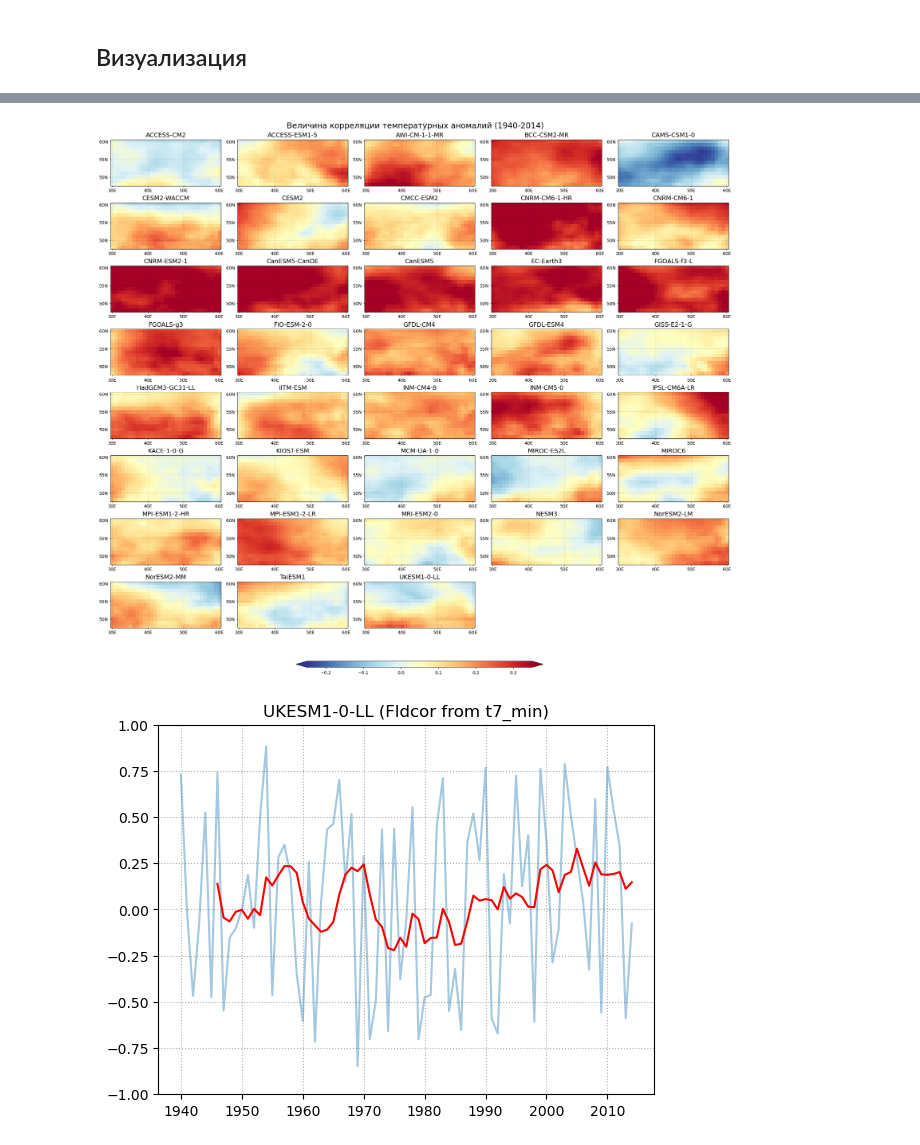
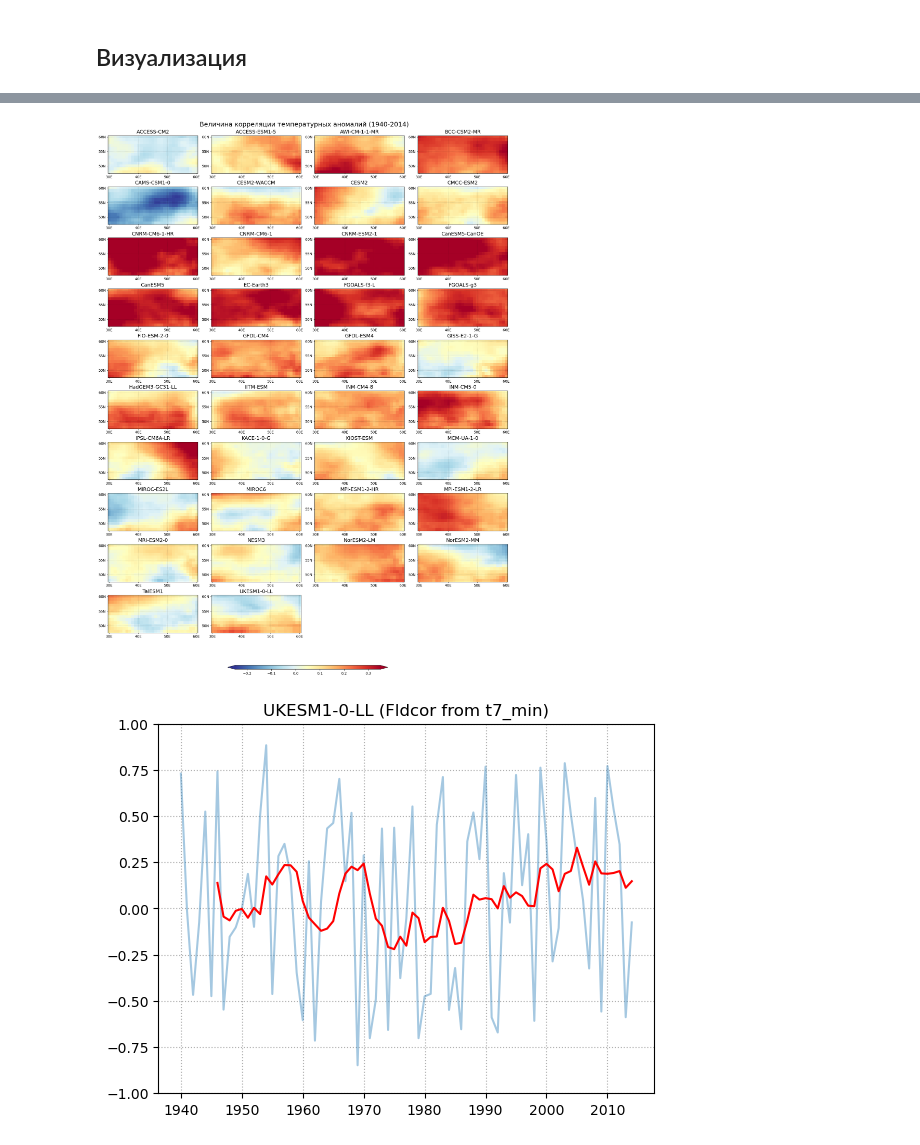
Before and after one commit to nslobodov/model_evaluation, a Jupyter notebook: scripts/how_to_plot.ipynb, the cells around one changed output, grey strips where cells are left out. Cells and saved outputs as stored; diff of their text form; code cells hidden in the pictures.

```diff
--- a/scripts/how_to_plot.ipynb
+++ b/scripts/how_to_plot.ipynb
@@ -66,7 +66,7 @@ def data_disp (keyword, stopword, data_dict, columns, n_lat, n_lon, pos_in_filen
         row = i // columns
         column = i % columns
 
-        variable = str(list(data_dict[data_list[i]].variables)[-1])
+        variable = list(data_dict[data_list[i]].variables)[-1]
         array = data_dict[data_list[i]][variable][0]
         name = data_list[i].split('_')[pos_in_filename]
 
@@ -96,6 +96,7 @@ def data_disp (keyword, stopword, data_dict, columns, n_lat, n_lon, pos_in_filen
     plt.show()
 
     if (fig_name != '' and not '.' in fig_name):    fig.savefig('t7_fig/'+fig_name+'.png', dpi=300)
+    if (fig_name != '' and fig_name.endswith('.eep')):    fig.savefig('t7_fig/'+fig_name)
 # %%
 def data_plot (keyword, stopword, data_dict, columns, pos_in_filename, title, fig_name, step):
 
@@ -184,6 +200,6 @@ print(f"Total: {i}")
 Total: 38
 # %%
-data_disp ('', '', timcor, 5, 3, 4, 3, "Величина корреляции температурных аномалий (1940-2014)", -0.25, 0.35, '')
+data_disp ('', '', timcor, 4, 3, 4, 3, "Величина корреляции температурных аномалий (1940-2014)", -0.25, 0.35, '')
 # %% [output]
-[figure, old version]
+[figure, new version]
 # %%
```
Also changed, not shown: parts of 27 cells of this notebook, 7 other files.
